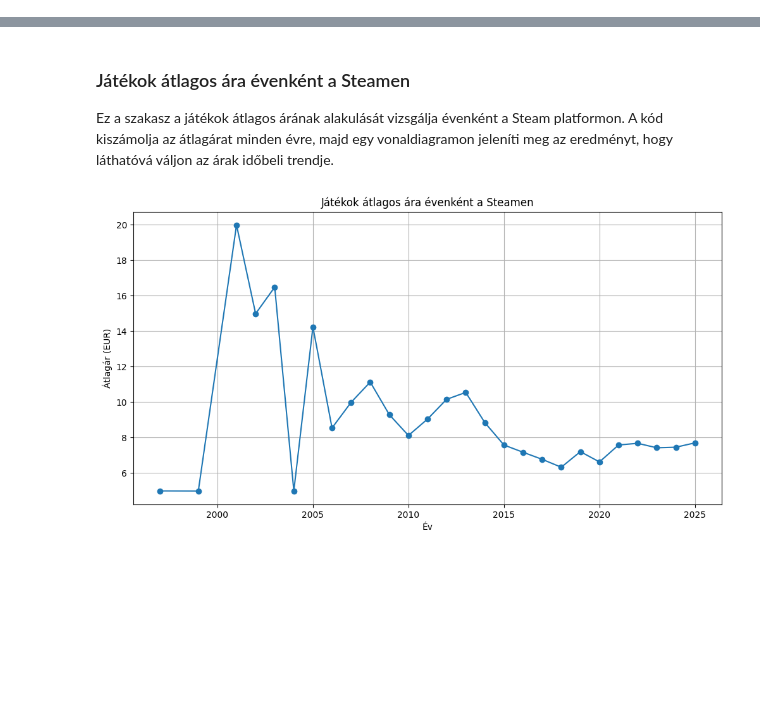
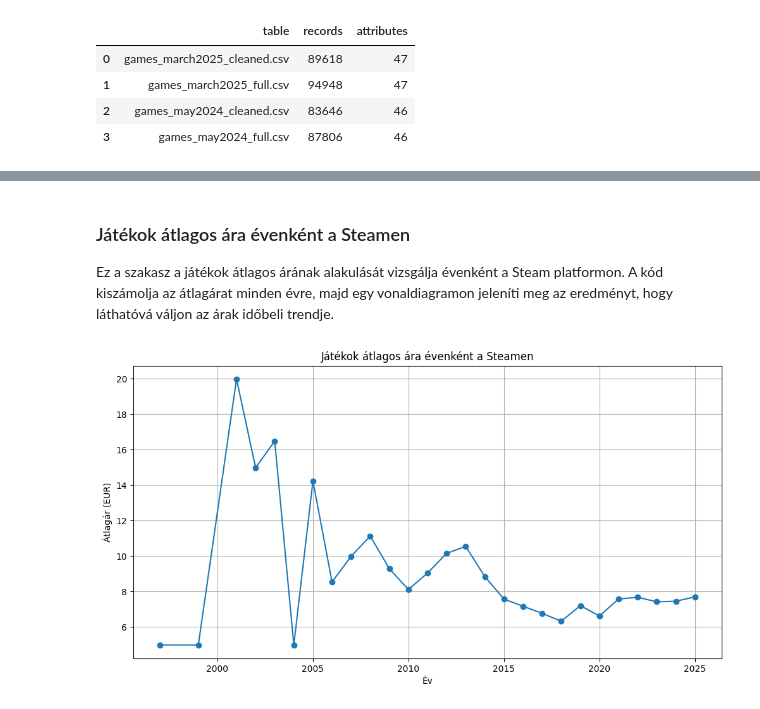
Before and after one commit to Ddavid111/videogame-data-analysis, a Jupyter notebook: notebooks/C.ipynb, the cells around one changed output, grey strips where cells are left out. Cells and saved outputs as stored; diff of their text form; code cells hidden in the pictures; blank space fills up the shorter version.

```diff
--- a/notebooks/C.ipynb
+++ b/notebooks/C.ipynb
@@ -1,3 +1,28 @@
+# %%
+import os
+import pandas as pd
+
+c_dir = r"C:\Users\zalma\C"
+
+rows = []
+for fname in sorted(os.listdir(c_dir)):
+    if fname.lower().endswith(".csv"):
+        path = os.path.join(c_dir, fname)
+        df = pd.read_csv(path, low_memory=False)
+        rows.append({
+            "table": fname,
+            "records": df.shape[0],
+            "attributes": df.shape[1],
+        })
+
+summary_c = pd.DataFrame(rows).sort_values(["table"])
+display(summary_c)
+# %% [output]
+|  | table | records | attributes |
+| 0 | games_march2025_cleaned.csv | 89618 | 47 |
+| 1 | games_march2025_full.csv | 94948 | 47 |
+| 2 | games_may2024_cleaned.csv | 83646 | 46 |
+| 3 | games_may2024_full.csv | 87806 | 46 |
 # %%
 import pandas as pd
 import matplotlib.pyplot as plt
```
Also changed, not shown: parts of 2 cells of this notebook, 20 other files.
